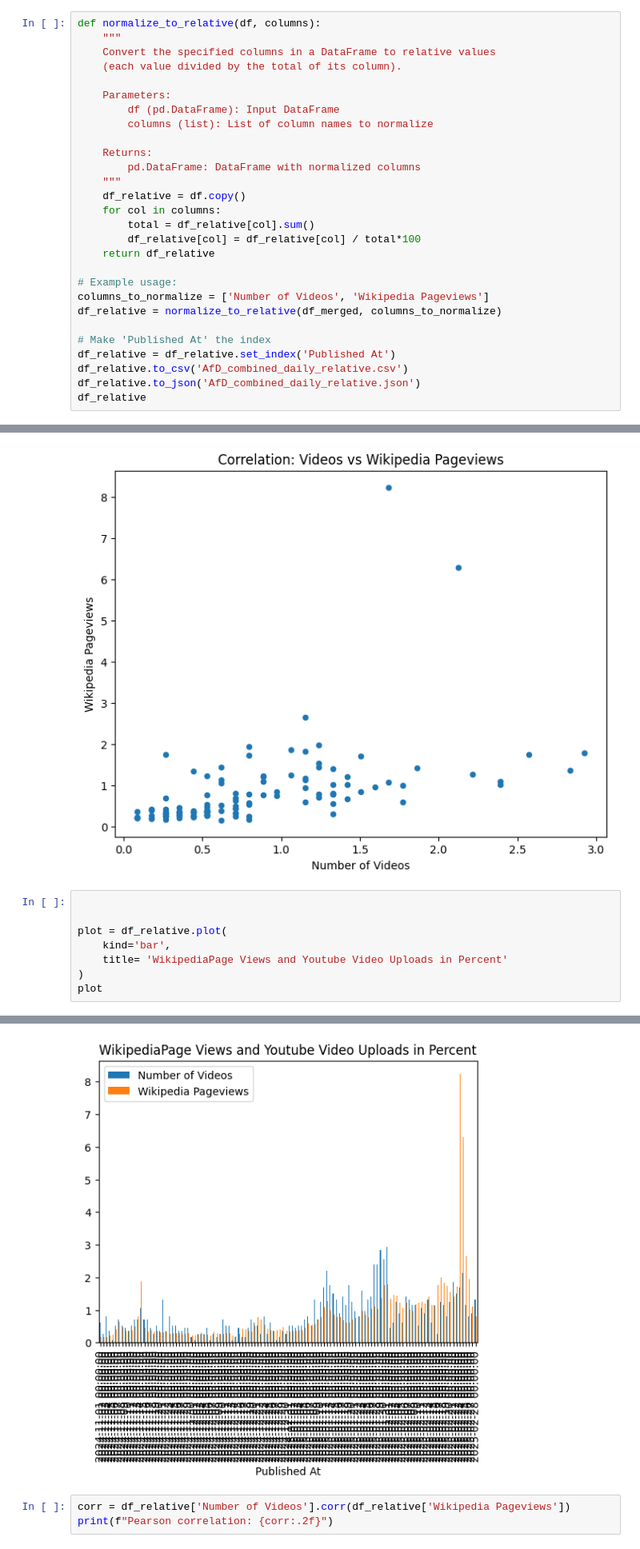
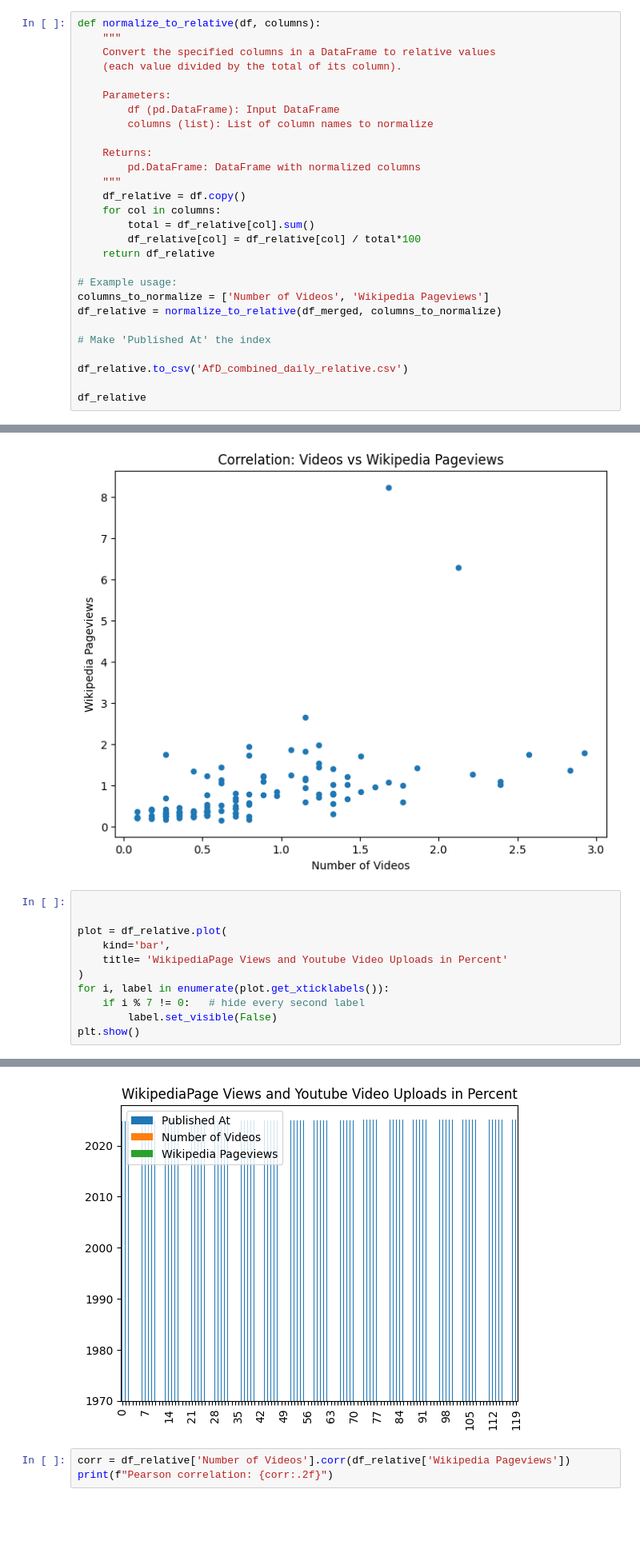
Before and after one commit to DataDivasCAU/DataDivas, a Jupyter notebook: quest 2/jupyter Notebooks/AfD_combined_Daily.ipynb, the cells around one changed output, grey strips where cells are left out. Shown: that part at 80% size. Cells and saved outputs as stored; diff of their text form; blank space fills up the shorter version.

```diff
--- a/quest 2/AfD_combined_Daily.ipynb
+++ b/quest 2/jupyter Notebooks/AfD_combined_Daily.ipynb
@@ -92,8 +92,8 @@ columns_to_normalize = ['Number of Videos', 'Wikipedia Pageviews']
 df_relative = normalize_to_relative(df_merged, columns_to_normalize)
 
 # Make 'Published At' the index
-df_relative = df_relative.set_index('Published At')
+
 df_relative.to_csv('AfD_combined_daily_relative.csv')
-df_relative.to_json('AfD_combined_daily_relative.json')
+
 df_relative
 # %% [output]
@@ -130,5 +129,8 @@ plot = df_relative.plot(
     kind='bar',
     title= 'WikipediaPage Views and Youtube Video Uploads in Percent'
 )
-plot
+for i, label in enumerate(plot.get_xticklabels()):
+    if i % 7 != 0:   # hide every second label
+        label.set_visible(False)
+plt.show()
 # %% [output]
@@ -136,4 +137,4 @@ plot
-[figure, old version]
+[figure, new version]
 # %%
 corr = df_relative['Number of Videos'].corr(df_relative['Wikipedia Pageviews'])
 print(f"Pearson correlation: {corr:.2f}")
```
Also changed, not shown: parts of 5 cells of this notebook, 28 other files.
